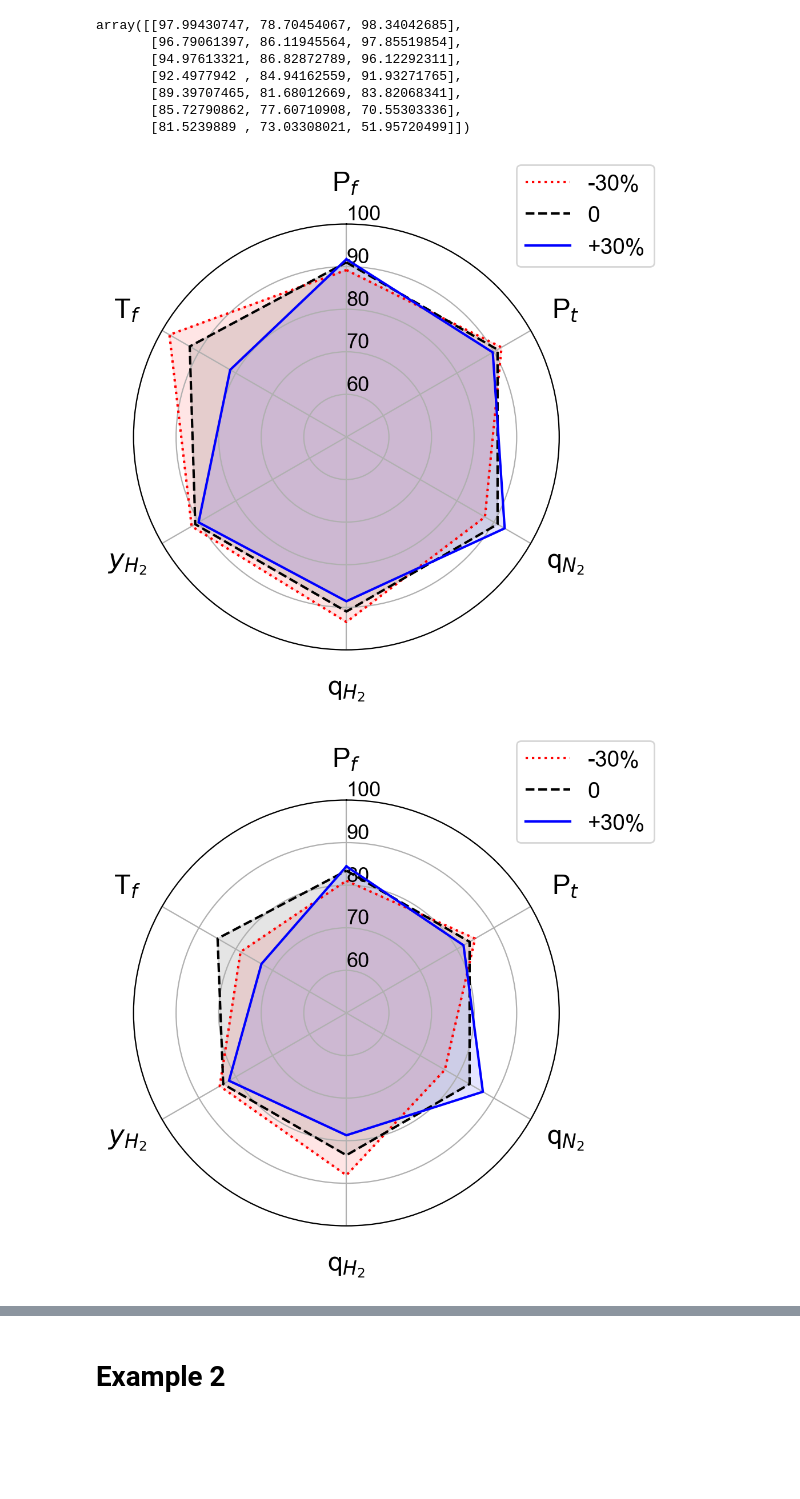
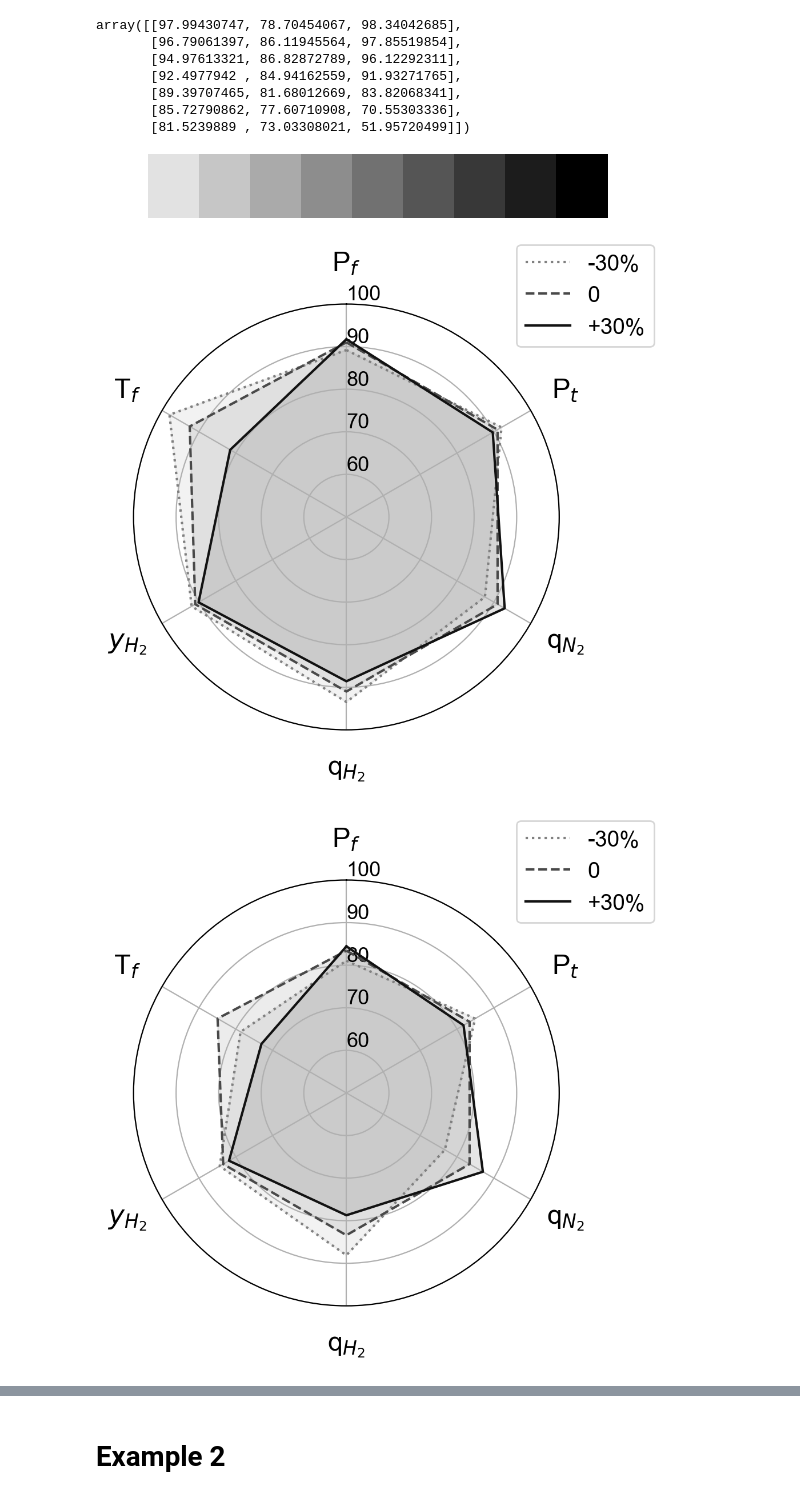
Before and after one commit to NahyeonAn/pyAPEP, a Jupyter notebook: Examples.ipynb, the cells around one changed output, grey strips where cells are left out. Saved outputs shown, nothing was run; the diff lists cells and outputs as text; code cells hidden in the pictures; blank space fills up the shorter version.

```diff
--- a/Examples.ipynb
+++ b/Examples.ipynb
@@ -268,48 +268,54 @@ parameters = {'axes.labelsize': 17,
           'axes.titlesize': 20}
 plt.rcParams.update(parameters)
 plt.rcParams['font.family'] = 'arial'
+# %%
+my_palette
+# %% [output]
+[figure, added]
 # %%
 ## 하나로 합치기
 labels = ['P$_f$','P$_t$','q$_{N_2}$','q$_{H_2}$','$y_{H_2}$','T$_f$']
+# labels = ['P$_f$','P$_t$','q$_{N_2}$','q$_{H_2}$','$y_{H_2}$']
 num_labels = len(labels)
 leg = ['-30%',0,0, '0', 0,0,'+30%']
 lines = [':',0,0,'--',0,0, '-']
 angles = [x/float(num_labels)*(2*np.pi) for x in range(num_labels)] ## 각 등분점
 angles += angles[:1] ## 시작점으로 다시 돌아와야하므로 시작점 추가
 
-# my_palette = plt.cm.get_cmap("gray", 7)
-my_palette = ['r',0,0, 'k', 0,0,'b']
+my_palette = plt.cm.get_cmap("gray_r", 15)
+# my_palette = ['r',0,0, 'k', 0,0,'b']
 for i in range(len(sa_n30)):
     fig = plt.figure(figsize=(5,5), dpi=200)
     fig.set_facecolor('white')
     ax = fig.add_subplot(polar=True)
 
     for sa in range(0,7,3):
         df = pd.DataFrame({'P_feed': Pf_sa[sa],
                       'P_tail' :Pt_sa[sa],
                       'q_N2': q_N2_sa[sa],
                       'q_H2': q_H2_sa[sa],
                       'y_feed': y_sa[sa],
-                      'T_feed': Tf_sa[sa]})
+                      'T_feed': Tf_sa[sa]
+                      })
         df.index= Adsorbent
 
         data = list(df.iloc[i,:])#.drop('Character').tolist()
         data += data[:1]
 
         ax.set_theta_offset(np.pi / 2) ## 시작점
         ax.set_theta_direction(-1) ## 그려지는 방향 시계방향
 
         plt.xticks(angles[:-1], labels, fontsize=17) ## 각도 축 눈금 라벨
         ax.tick_params(axis='x', which='major', pad=15) ## 각 축과 눈금 사이에 여백을 준다.
         plt.yticks(fontsize=13)
         plt.ylim(50,100)
         ax.set_rlabel_position(0) ## 반지름 축 눈금 라벨 각도 설정(degree 단위)
 
-        ax.plot(angles, data, color = my_palette[sa], linewidth=1.5, label=leg[sa], linestyle=lines[sa]) ## 레이더 차트 출력
-        ax.fill(angles, data, color = my_palette[sa], alpha=0.1) ## 도형 안쪽에 색을 채워준다.
+        ax.plot(angles, data, color = my_palette(sa+7), linewidth=1.5, label=leg[sa], linestyle=lines[sa]) ## 레이더 차트 출력
+        ax.fill(angles, data, color = my_palette(sa+7), alpha=0.1) ## 도형 안쪽에 색을 채워준다.
     plt.legend(loc=(0.9,0.9), fontsize=14)
     plt.tight_layout()
     plt.show()
 # %% [output]
-[figure, old version]
+[figure, new version]
-[figure, old version]
+[figure, new version]
```
Also changed, not shown: parts of 1 cell of this notebook.
